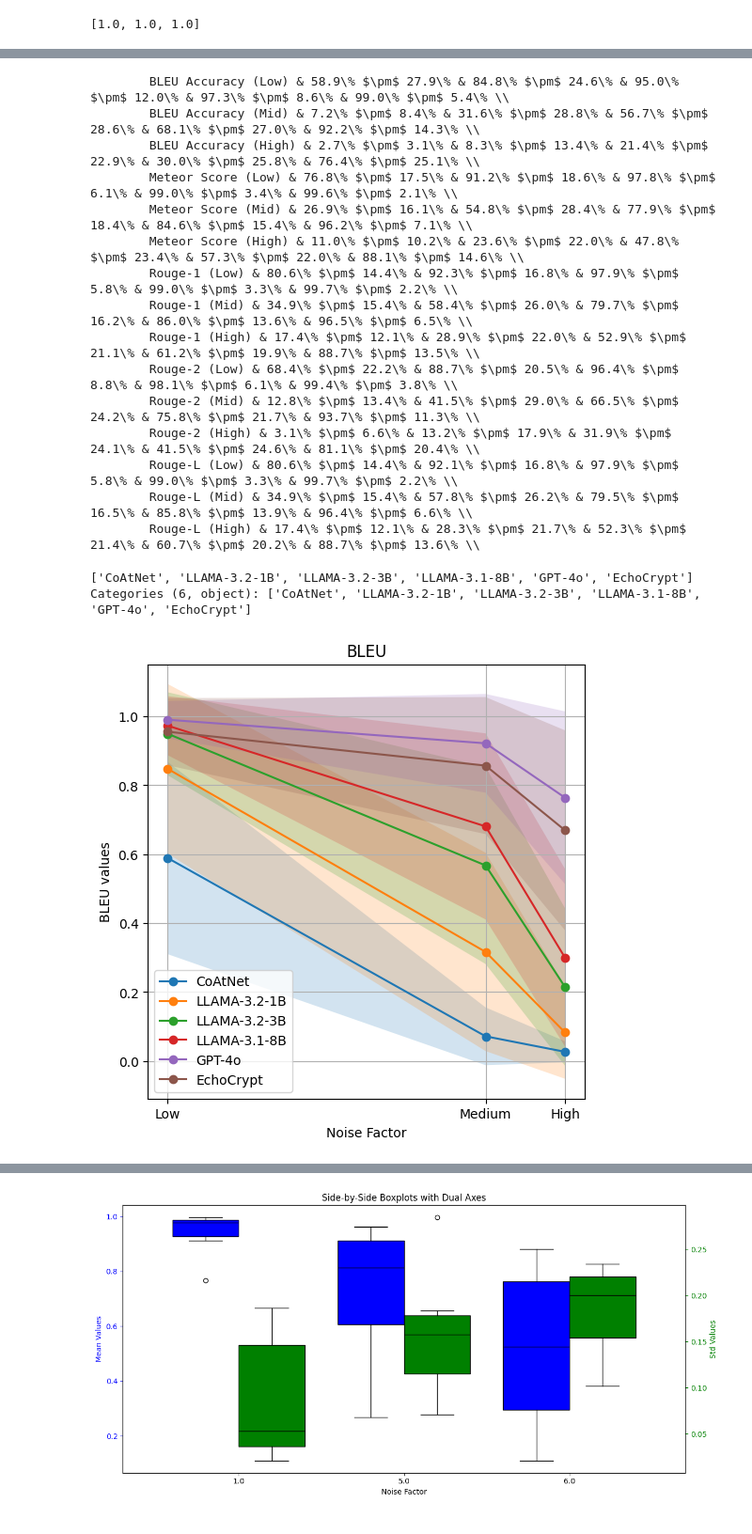
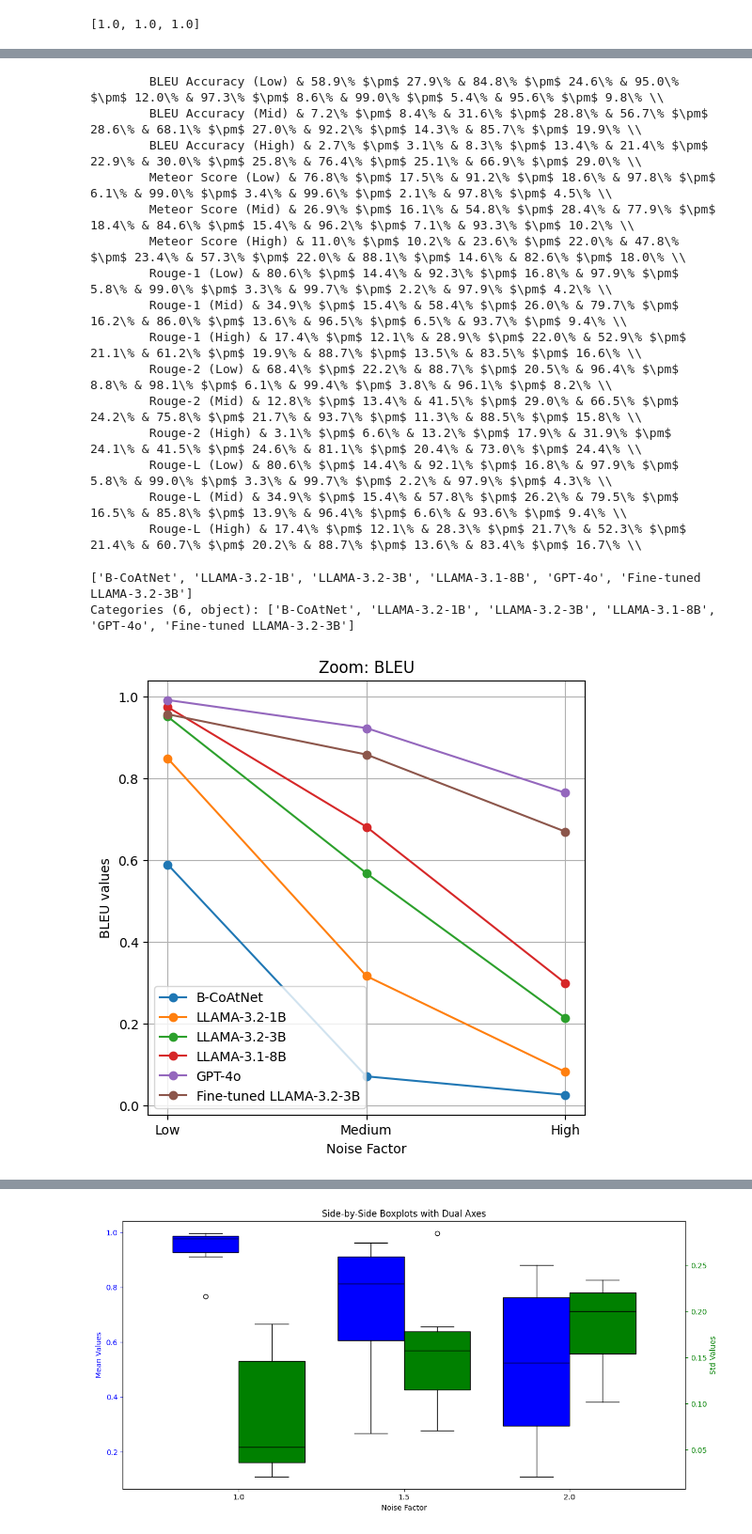
Before and after one commit to Botacin-s-Lab/EchoCrypt, a Jupyter notebook: ours/zoom/results/graphs_zoom.ipynb, the cells around one changed output, grey strips where cells are left out. Shown at 94% size. Drawn from its saved outputs; the diff is of its cells as text; code cells hidden in the pictures.

Commit message:
added graphs for phone and zoom

```diff
--- a/ours/zoom/results/graphs_zoom.ipynb
+++ b/ours/zoom/results/graphs_zoom.ipynb
@@ -61,12 +61,12 @@ print(rouge_scores)
 [1.0, 1.0, 1.0]
 # %%
 model_map = {
-    'base': 'CoAtNet',
+    'base': 'B-CoAtNet',
     'llama3_2_1b': 'LLAMA-3.2-1B',
     'llama3_2_3b': 'LLAMA-3.2-3B',
     'llama3_1_8b': 'LLAMA-3.1-8B',
     'gpt-4o': 'GPT-4o',
-    'echocrypt': 'EchoCrypt',
+    'echocrypt': 'Fine-tuned LLAMA-3.2-3B',
 }
 # %%
 main_dir = '.'
@@ -83,6 +83,20 @@ for model_dir in os.listdir(main_dir):
                 csv_path = os.path.join(model_path, csv_file)
                 df = pd.read_csv(csv_path)
                 nf = float(csv_file.replace('.csv', ''))
+
+                print(nf)
+
+                if nf == 1.0:
+                    nf = 1.0
+                elif nf == 5.0:
+                    nf = 1.5
+                elif nf == 6.0:
+                    nf = 2.0
+                else:
+                    break
+
+                print(f"nf changed to {nf}")
+
                 model_name = model_dir
                 # Calculate average accuracy for each CSV (noise factor)
                 lev_accuracies = []
@@ -161,7 +193,7 @@ df = mean_df.copy()
 df2 = std_df.copy()
 
 # Map Noise Factor to corresponding levels
-noise_levels = {1.0: "Low", 5.0: "Mid", 6.0: "High"}
+noise_levels = {1.0: "Low", 1.5: "Mid", 2.0: "High"}
 df["Noise Level"] = df["Noise Factor"].map(noise_levels)
 df2["Noise Level"] = df2["Noise Factor"].map(noise_levels)
 
@@ -187,58 +219,59 @@ latex_rows = generate_latex_rows(df, df2, metric_columns)
 # Print the rows
 print(latex_rows)
 # %% [output]
-        BLEU Accuracy (Low) & 58.9\% $\pm$ 27.9\% & 84.8\% $\pm$ 24.6\% & 95.0\% $\pm$ 12.0\% & 97.3\% $\pm$ 8.6\% & 99.0\% $\pm$ 5.4\% \\
-        BLEU Accuracy (Mid) & 7.2\% $\pm$ 8.4\% & 31.6\% $\pm$ 28.8\% & 56.7\% $\pm$ 28.6\% & 68.1\% $\pm$ 27.0\% & 92.2\% $\pm$ 14.3\% \\
-        BLEU Accuracy (High) & 2.7\% $\pm$ 3.1\% & 8.3\% $\pm$ 13.4\% & 21.4\% $\pm$ 22.9\% & 30.0\% $\pm$ 25.8\% & 76.4\% $\pm$ 25.1\% \\
-        Meteor Score (Low) & 76.8\% $\pm$ 17.5\% & 91.2\% $\pm$ 18.6\% & 97.8\% $\pm$ 6.1\% & 99.0\% $\pm$ 3.4\% & 99.6\% $\pm$ 2.1\% \\
-        Meteor Score (Mid) & 26.9\% $\pm$ 16.1\% & 54.8\% $\pm$ 28.4\% & 77.9\% $\pm$ 18.4\% & 84.6\% $\pm$ 15.4\% & 96.2\% $\pm$ 7.1\% \\
-        Meteor Score (High) & 11.0\% $\pm$ 10.2\% & 23.6\% $\pm$ 22.0\% & 47.8\% $\pm$ 23.4\% & 57.3\% $\pm$ 22.0\% & 88.1\% $\pm$ 14.6\% \\
-        Rouge-1 (Low) & 80.6\% $\pm$ 14.4\% & 92.3\% $\pm$ 16.8\% & 97.9\% $\pm$ 5.8\% & 99.0\% $\pm$ 3.3\% & 99.7\% $\pm$ 2.2\% \\
-        Rouge-1 (Mid) & 34.9\% $\pm$ 15.4\% & 58.4\% $\pm$ 26.0\% & 79.7\% $\pm$ 16.2\% & 86.0\% $\pm$ 13.6\% & 96.5\% $\pm$ 6.5\% \\
-        Rouge-1 (High) & 17.4\% $\pm$ 12.1\% & 28.9\% $\pm$ 22.0\% & 52.9\% $\pm$ 21.1\% & 61.2\% $\pm$ 19.9\% & 88.7\% $\pm$ 13.5\% \\
-        Rouge-2 (Low) & 68.4\% $\pm$ 22.2\% & 88.7\% $\pm$ 20.5\% & 96.4\% $\pm$ 8.8\% & 98.1\% $\pm$ 6.1\% & 99.4\% $\pm$ 3.8\% \\
-        Rouge-2 (Mid) & 12.8\% $\pm$ 13.4\% & 41.5\% $\pm$ 29.0\% & 66.5\% $\pm$ 24.2\% & 75.8\% $\pm$ 21.7\% & 93.7\% $\pm$ 11.3\% \\
-        Rouge-2 (High) & 3.1\% $\pm$ 6.6\% & 13.2\% $\pm$ 17.9\% & 31.9\% $\pm$ 24.1\% & 41.5\% $\pm$ 24.6\% & 81.1\% $\pm$ 20.4\% \\
-        Rouge-L (Low) & 80.6\% $\pm$ 14.4\% & 92.1\% $\pm$ 16.8\% & 97.9\% $\pm$ 5.8\% & 99.0\% $\pm$ 3.3\% & 99.7\% $\pm$ 2.2\% \\
-        Rouge-L (Mid) & 34.9\% $\pm$ 15.4\% & 57.8\% $\pm$ 26.2\% & 79.5\% $\pm$ 16.5\% & 85.8\% $\pm$ 13.9\% & 96.4\% $\pm$ 6.6\% \\
-        Rouge-L (High) & 17.4\% $\pm$ 12.1\% & 28.3\% $\pm$ 21.7\% & 52.3\% $\pm$ 21.4\% & 60.7\% $\pm$ 20.2\% & 88.7\% $\pm$ 13.6\% \\
+        BLEU Accuracy (Low) & 58.9\% $\pm$ 27.9\% & 84.8\% $\pm$ 24.6\% & 95.0\% $\pm$ 12.0\% & 97.3\% $\pm$ 8.6\% & 99.0\% $\pm$ 5.4\% & 95.6\% $\pm$ 9.8\% \\
+        BLEU Accuracy (Mid) & 7.2\% $\pm$ 8.4\% & 31.6\% $\pm$ 28.8\% & 56.7\% $\pm$ 28.6\% & 68.1\% $\pm$ 27.0\% & 92.2\% $\pm$ 14.3\% & 85.7\% $\pm$ 19.9\% \\
+        BLEU Accuracy (High) & 2.7\% $\pm$ 3.1\% & 8.3\% $\pm$ 13.4\% & 21.4\% $\pm$ 22.9\% & 30.0\% $\pm$ 25.8\% & 76.4\% $\pm$ 25.1\% & 66.9\% $\pm$ 29.0\% \\
+        Meteor Score (Low) & 76.8\% $\pm$ 17.5\% & 91.2\% $\pm$ 18.6\% & 97.8\% $\pm$ 6.1\% & 99.0\% $\pm$ 3.4\% & 99.6\% $\pm$ 2.1\% & 97.8\% $\pm$ 4.5\% \\
+        Meteor Score (Mid) & 26.9\% $\pm$ 16.1\% & 54.8\% $\pm$ 28.4\% & 77.9\% $\pm$ 18.4\% & 84.6\% $\pm$ 15.4\% & 96.2\% $\pm$ 7.1\% & 93.3\% $\pm$ 10.2\% \\
+        Meteor Score (High) & 11.0\% $\pm$ 10.2\% & 23.6\% $\pm$ 22.0\% & 47.8\% $\pm$ 23.4\% & 57.3\% $\pm$ 22.0\% & 88.1\% $\pm$ 14.6\% & 82.6\% $\pm$ 18.0\% \\
+        Rouge-1 (Low) & 80.6\% $\pm$ 14.4\% & 92.3\% $\pm$ 16.8\% & 97.9\% $\pm$ 5.8\% & 99.0\% $\pm$ 3.3\% & 99.7\% $\pm$ 2.2\% & 97.9\% $\pm$ 4.2\% \\
+        Rouge-1 (Mid) & 34.9\% $\pm$ 15.4\% & 58.4\% $\pm$ 26.0\% & 79.7\% $\pm$ 16.2\% & 86.0\% $\pm$ 13.6\% & 96.5\% $\pm$ 6.5\% & 93.7\% $\pm$ 9.4\% \\
+        Rouge-1 (High) & 17.4\% $\pm$ 12.1\% & 28.9\% $\pm$ 22.0\% & 52.9\% $\pm$ 21.1\% & 61.2\% $\pm$ 19.9\% & 88.7\% $\pm$ 13.5\% & 83.5\% $\pm$ 16.6\% \\
+        Rouge-2 (Low) & 68.4\% $\pm$ 22.2\% & 88.7\% $\pm$ 20.5\% & 96.4\% $\pm$ 8.8\% & 98.1\% $\pm$ 6.1\% & 99.4\% $\pm$ 3.8\% & 96.1\% $\pm$ 8.2\% \\
+        Rouge-2 (Mid) & 12.8\% $\pm$ 13.4\% & 41.5\% $\pm$ 29.0\% & 66.5\% $\pm$ 24.2\% & 75.8\% $\pm$ 21.7\% & 93.7\% $\pm$ 11.3\% & 88.5\% $\pm$ 15.8\% \\
+        Rouge-2 (High) & 3.1\% $\pm$ 6.6\% & 13.2\% $\pm$ 17.9\% & 31.9\% $\pm$ 24.1\% & 41.5\% $\pm$ 24.6\% & 81.1\% $\pm$ 20.4\% & 73.0\% $\pm$ 24.4\% \\
+        Rouge-L (Low) & 80.6\% $\pm$ 14.4\% & 92.1\% $\pm$ 16.8\% & 97.9\% $\pm$ 5.8\% & 99.0\% $\pm$ 3.3\% & 99.7\% $\pm$ 2.2\% & 97.9\% $\pm$ 4.3\% \\
+        Rouge-L (Mid) & 34.9\% $\pm$ 15.4\% & 57.8\% $\pm$ 26.2\% & 79.5\% $\pm$ 16.5\% & 85.8\% $\pm$ 13.9\% & 96.4\% $\pm$ 6.6\% & 93.6\% $\pm$ 9.4\% \\
+        Rouge-L (High) & 17.4\% $\pm$ 12.1\% & 28.3\% $\pm$ 21.7\% & 52.3\% $\pm$ 21.4\% & 60.7\% $\pm$ 20.2\% & 88.7\% $\pm$ 13.6\% & 83.4\% $\pm$ 16.7\% \\
 # %%
 import math
 
 models = mean_df["Model"].unique()
 print(models)
 plt.figure(figsize=(6, 6))
 
 for model in models:
     mean_subset = mean_df[mean_df["Model"] == model]
     std_subset = std_df[std_df["Model"] == model]
 
     # Extracting values and ensuring alignment
     x_values = mean_subset["Noise Factor"].values
     y_mean = mean_subset["BLEU Accuracy"].values
-    y_std = std_subset["BLEU Accuracy"].values
+    # y_std = std_subset["BLEU Accuracy"].values
+    y_std = 0
 
     # Calculating bounds
     lower_bound = y_mean - y_std
     upper_bound = y_mean + y_std
 
     # Plotting mean line
     plt.plot(x_values, y_mean, marker='o', label=model)
 
     # Adding shaded area
     plt.fill_between(x_values, lower_bound, upper_bound, alpha=0.2)
 
-plt.title("BLEU")
+plt.title("Zoom: BLEU")
 plt.xlabel("Noise Factor")
-plt.xticks([1.0, 5.0, 6.0], labels=["Low", "Medium", "High"])
+plt.xticks([1.0, 1.5, 2.0], labels=["Low", "Medium", "High"])
 plt.ylabel("BLEU values")
 plt.legend()
 plt.grid(True)
 plt.show()
 # %% [output]
-['CoAtNet', 'LLAMA-3.2-1B', 'LLAMA-3.2-3B', 'LLAMA-3.1-8B', 'GPT-4o', 'EchoCrypt']
-Categories (6, object): ['CoAtNet', 'LLAMA-3.2-1B', 'LLAMA-3.2-3B', 'LLAMA-3.1-8B', 'GPT-4o', 'EchoCrypt']
+['B-CoAtNet', 'LLAMA-3.2-1B', 'LLAMA-3.2-3B', 'LLAMA-3.1-8B', 'GPT-4o', 'Fine-tuned LLAMA-3.2-3B']
+Categories (6, object): ['B-CoAtNet', 'LLAMA-3.2-1B', 'LLAMA-3.2-3B', 'LLAMA-3.1-8B', 'GPT-4o', 'Fine-tuned LLAMA-3.2-3B']
-[figure, old version]
+[figure, new version]
 # %%
 import math
 
```
Also changed, not shown: parts of 7 cells of this notebook, 15 other files.
